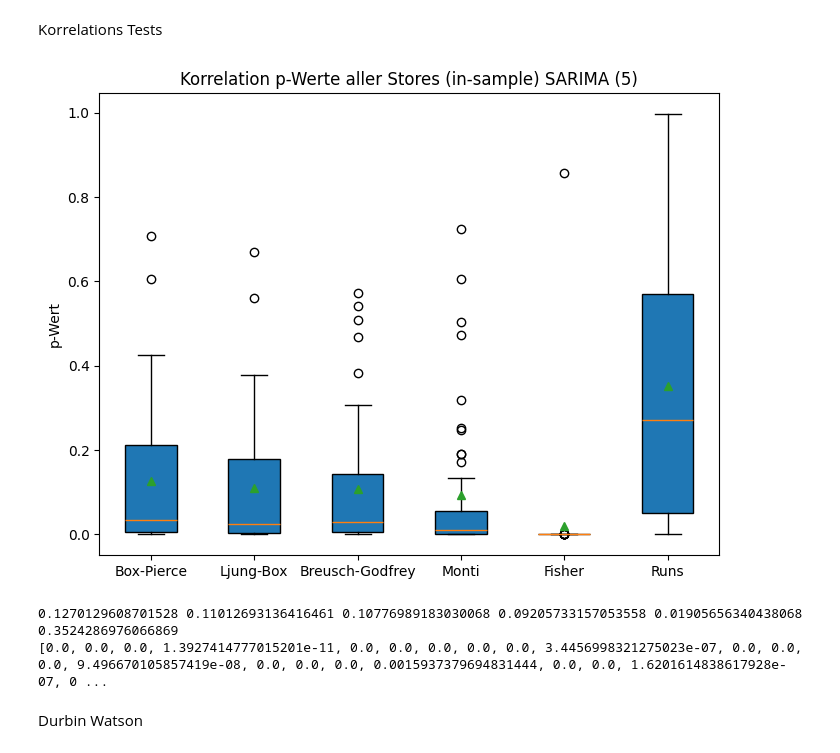
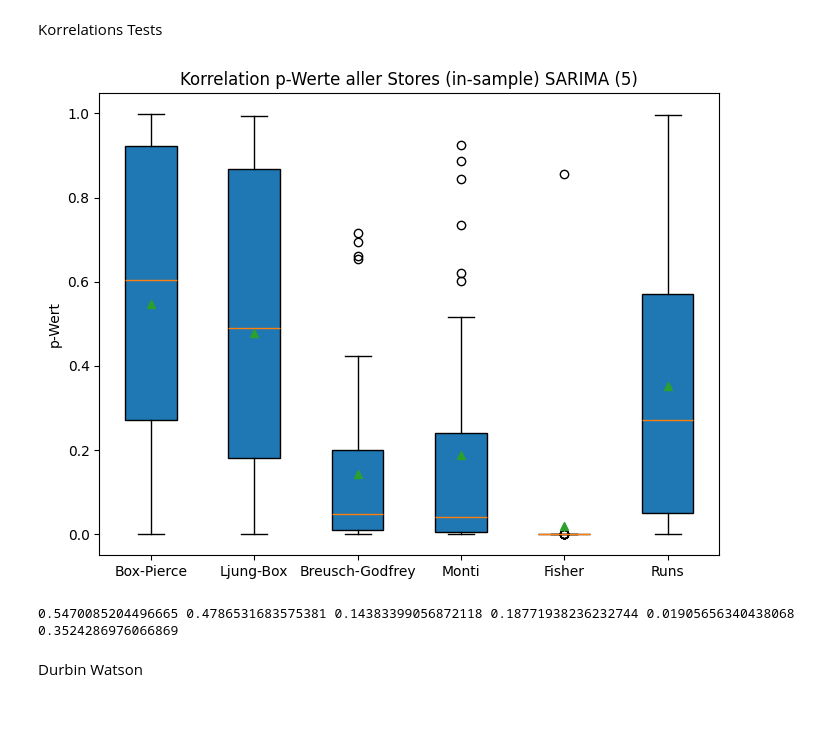
Before and after one commit to netalivo/Bachelor, a Jupyter notebook: main_all_stores.ipynb, the cells around one changed output. Saved outputs shown, nothing was run; the diff lists cells and outputs as text; code cells hidden in the pictures; blank space fills up the shorter version.

Commit message:
changed lags for autocorrelation tests

```diff
--- a/main_all_stores.ipynb
+++ b/main_all_stores.ipynb
@@ -83,21 +68,21 @@ for store in range(1, 46):
     if resid is not None:
         # Box-Pierce Test
         try:
-            _, p_value = box_pierce_test(resid, False)
+            _, p_value = box_pierce_test(residuals = resid, lags = [29], print_results=False)
             bp_pvalues.append(p_value)
         except Exception as e:
             print(f"Fehler beim Box-Pierce Test für Store {store}: {e}")
             bp_pvalues.append(np.nan)
         # Ljung-Box Test
         try:
-            _, p_value = ljung_box_test(resid, False)
+            _, p_value = ljung_box_test(residuals = resid, lags=[29], print_results = False)
             lb_pvalues.append(p_value)
         except Exception as e:
             print(f"Fehler beim Ljung-Box Test für Store {store}: {e}")
             lb_pvalues.append(np.nan)
         # Breusch-Godfrey Test
         try:
-            _, p_value = breusch_godfrey_test(resid, False, lags=10)
+            _, p_value = breusch_godfrey_test(residuals = resid, lags = 12, print_results = False)
             bg_pvalues.append(p_value)
         except Exception as e:
             print(f"Fehler beim Breusch-Godfrey Test für Store {store}: {e}")
@@ -106,7 +91,7 @@ for store in range(1, 46):
         try:
             sarima_params  = optimal_orders_5.get(str(store))
             order = tuple(sarima_params["order"])
-            _, p_value = monti_test(resid, p = order[0], q = order[2], print_results = False)
+            _, p_value = monti_test(residuals = resid, m = 29, p = order[0], q = order[2], print_results = False)
             m_pvalues.append(p_value)
         except Exception as e:
             print(f"Fehler beim Monti Test für Store {store}: {e}")
@@ -115,44 +100,42 @@ for store in range(1, 46):
         try:
             sarima_params  = optimal_orders_5.get(str(store))
             order = tuple(sarima_params["order"])
-            _, p_value = fisher_test(resid, m = 4, p = order[0], q = order[2], print_results = False)
+            _, p_value = fisher_test(residuals = resid, m = 4, p = order[0], q = order[2], print_results = False)
             f_pvalues.append(p_value)
         except Exception as e:
             print(f"Fehler beim Fisher Test für Store {store}: {e}")
             f_pvalues.append(np.nan)
         # Runs Test
         try:
-            _, p_value = run_test(resid, False)
+            _, p_value = run_test(residuals = resid, print_results = False)
             rt_pvalues.append(p_value)
         except Exception as e:
             print(f"Fehler beim Runs Test für Store {store}: {e}")
             rt_pvalues.append(np.nan)
     else:
         bp_pvalues.append(np.nan)
         lb_pvalues.append(np.nan)
         bg_pvalues.append(np.nan)
         rt_pvalues.append(np.nan)
         m_pvalues.append(np.nan)
         f_pvalues.append(np.nan)
 
 
 pvalues = np.column_stack([bp_pvalues, lb_pvalues, bg_pvalues, m_pvalues, f_pvalues, rt_pvalues])
 
 
 # Erstelle einen Boxplot der p-Werte
 plt.figure(figsize=(8, 6))
 plt.boxplot(pvalues, patch_artist=True, showmeans=True)
 plt.title("Korrelation p-Werte aller Stores (in-sample) SARIMA (5)")
 plt.ylabel("p-Wert")
 plt.xticks([1, 2, 3, 4, 5, 6], ["Box-Pierce", "Ljung-Box", "Breusch-Godfrey", "Monti", "Fisher", "Runs"])
 plt.show()
 
 print(np.mean(bp_pvalues), np.mean(lb_pvalues), np.mean(bg_pvalues), np.mean(m_pvalues), np.mean(f_pvalues), np.mean(rt_pvalues))
-print(f_pvalues)
 # %% [output]
-[figure, old version]
+[figure, new version]
-0.1270129608701528 0.11012693136416461 0.10776989183030068 0.09205733157053558 0.01905656340438068 0.3524286976066869
-[0.0, 0.0, 0.0, 1.3927414777015201e-11, 0.0, 0.0, 0.0, 0.0, 0.0, 3.4456998321275023e-07, 0.0, 0.0, 0.0, 9.496670105857419e-08, 0.0, 0.0, 0.0, 0.0015937379694831444, 0.0, 0.0, 1.6201614838617928e-07, 0 ...
+0.5470085204496665 0.4786531683575381 0.14383399056872118 0.18771938236232744 0.01905656340438068 0.3524286976066869
 # %% [markdown]
 Durbin Watson
 # %%
```
Also changed, not shown: parts of 3 cells of this notebook, 2 other files.
